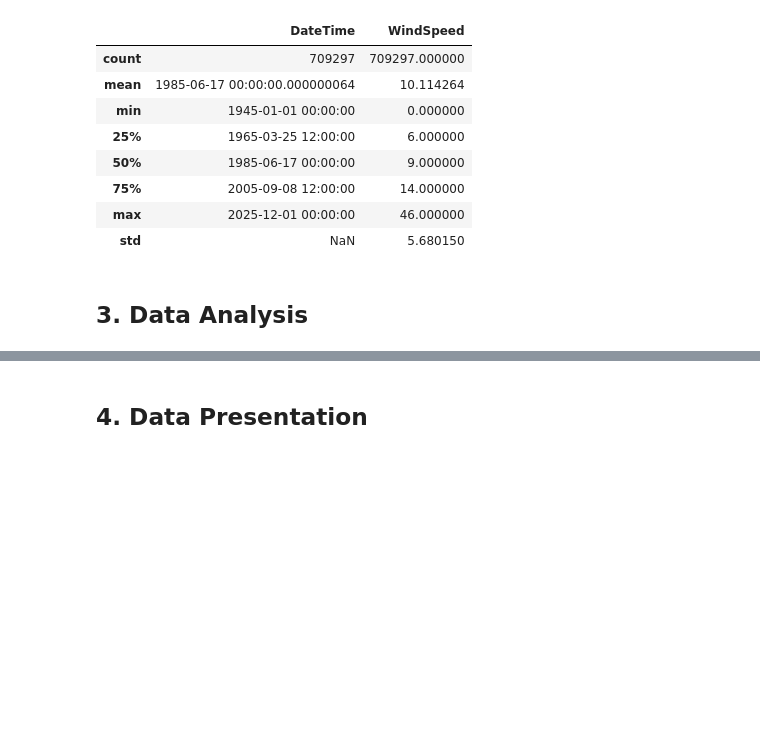
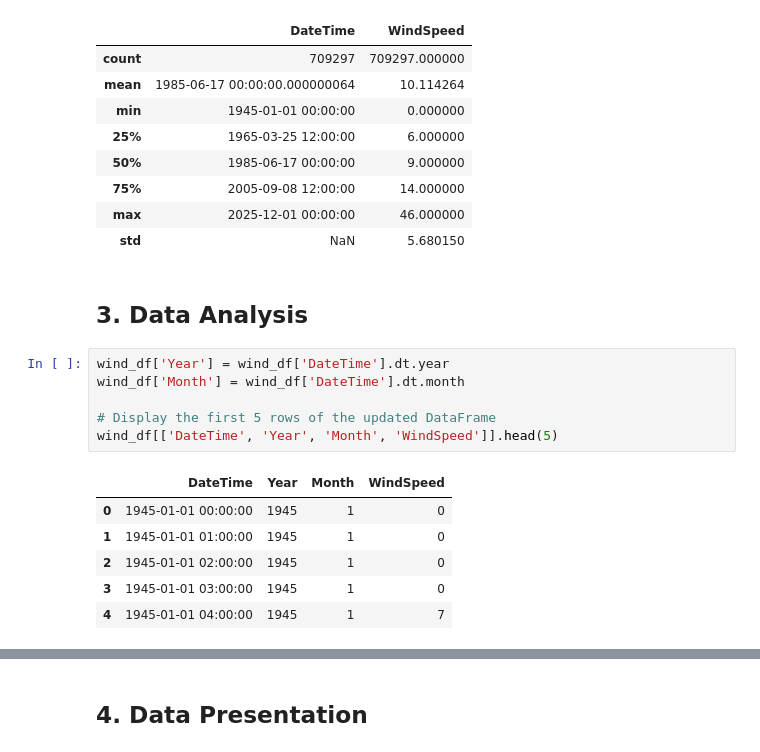
Before and after one commit to dimon-ua/PFDA, a Jupyter notebook: project/wind_analysis.ipynb, the cells around one changed output, grey strips where cells are left out. Saved outputs shown, nothing was run; the diff lists cells and outputs as text; blank space fills up the shorter version.

```diff
--- a/project/wind_analysis.ipynb
+++ b/project/wind_analysis.ipynb
@@ -77,3 +78,16 @@ wind_df.describe()
 | std | NaN | 5.680150 |
 # %% [markdown]
 ## 3. Data Analysis
+# %%
+wind_df['Year'] = wind_df['DateTime'].dt.year
+wind_df['Month'] = wind_df['DateTime'].dt.month
+
+# Display the first 5 rows of the updated DataFrame
+wind_df[['DateTime', 'Year', 'Month', 'WindSpeed']].head(5)
+# %% [output]
+|  | DateTime | Year | Month | WindSpeed |
+| 0 | 1945-01-01 00:00:00 | 1945 | 1 | 0 |
+| 1 | 1945-01-01 01:00:00 | 1945 | 1 | 0 |
+| 2 | 1945-01-01 02:00:00 | 1945 | 1 | 0 |
+| 3 | 1945-01-01 03:00:00 | 1945 | 1 | 0 |
+| 4 | 1945-01-01 04:00:00 | 1945 | 1 | 7 |
```
Also changed, not shown: parts of 4 cells of this notebook.
